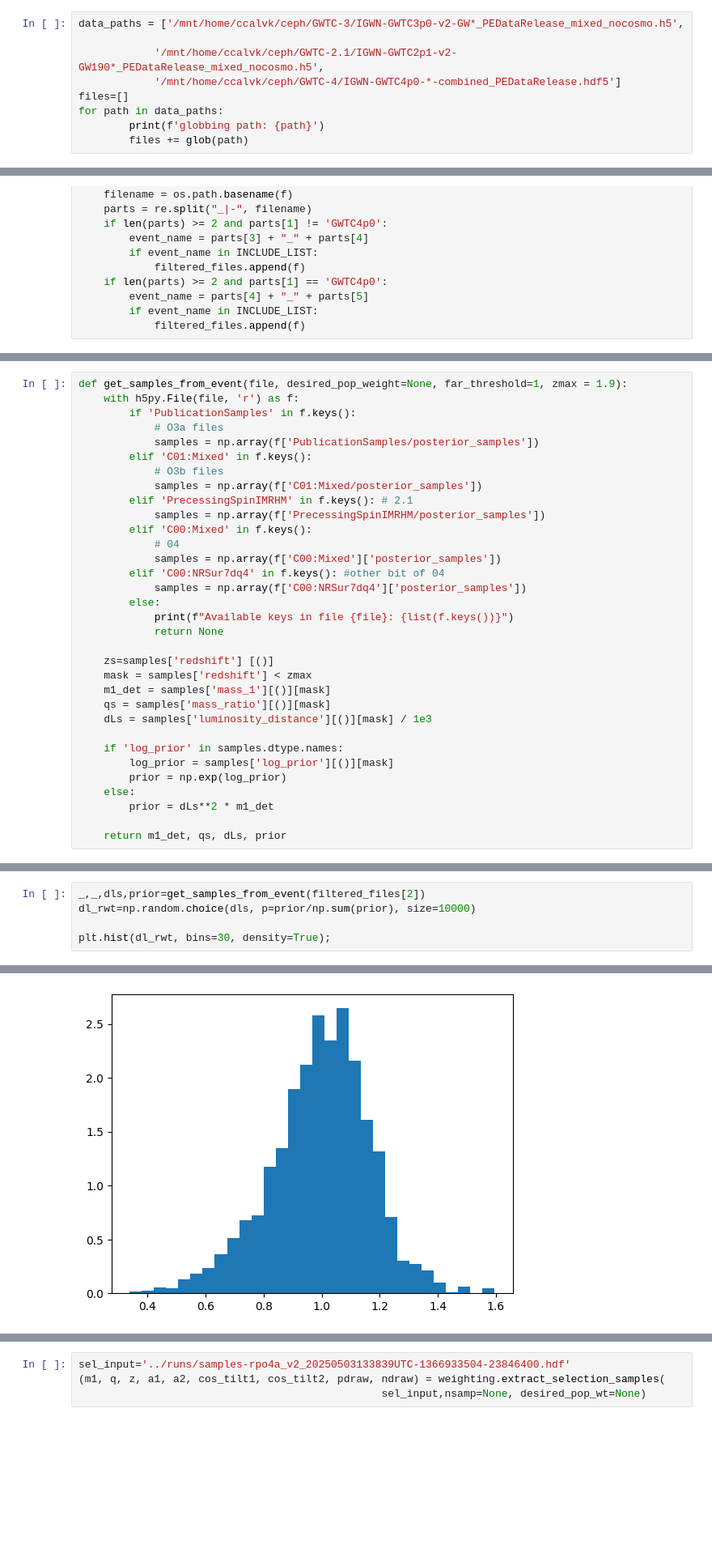
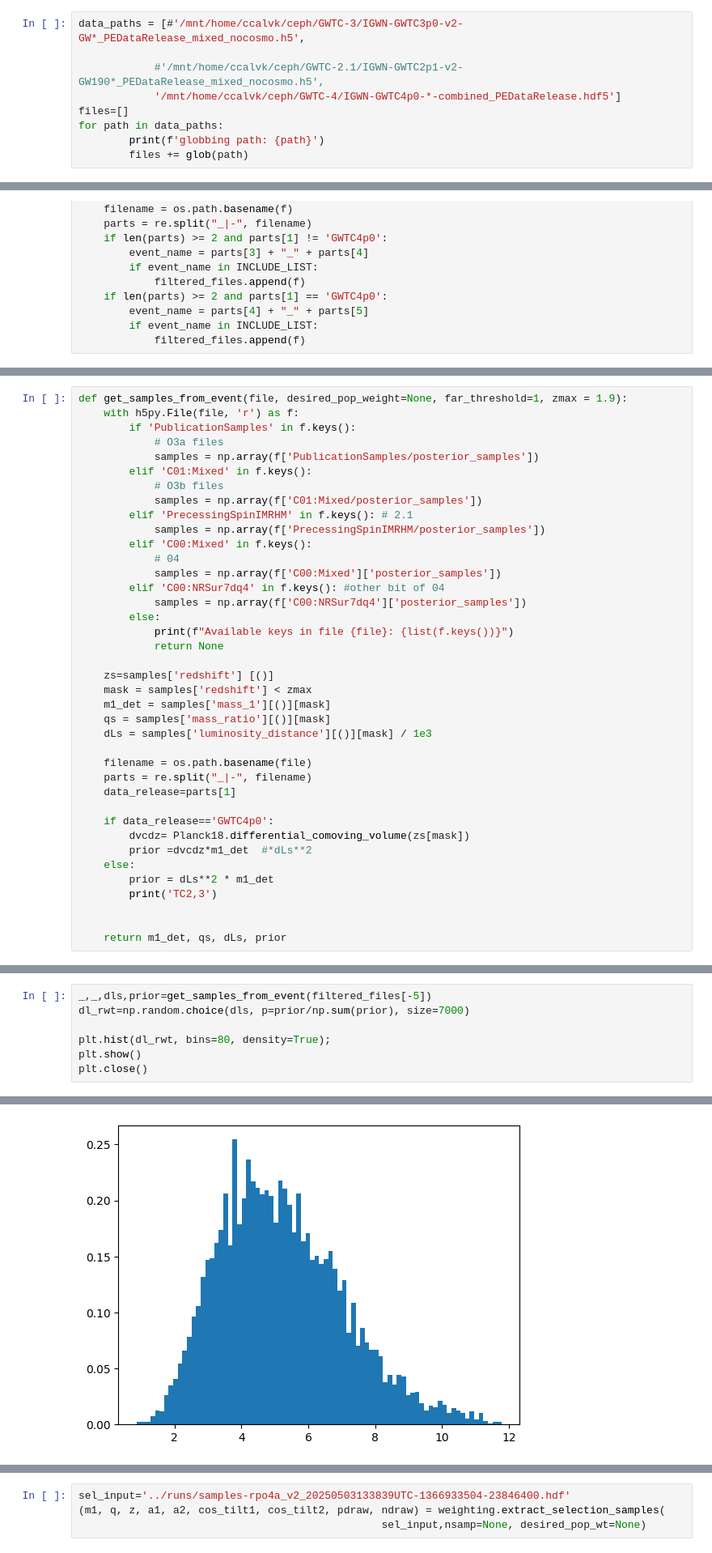
Before and after one commit to abby-moran/GW_pop_cosmo_inference, a Jupyter notebook: scripts/sandbox.ipynb, the cells around one changed output, grey strips where cells are left out. Shown at 81% size. Cells and saved outputs as stored; diff of their text form; blank space fills up the shorter version.

Commit message:
Fixed the PE sampling code for GWTC2-4 so that things are consistent and filter properly by data release

```diff
--- a/scripts/sandbox.ipynb
+++ b/scripts/sandbox.ipynb
@@ -158,9 +157,9 @@ mu_sel_true = np.exp(special.logsumexp(log_sel_wts) - np.log(ndraw))
 nobs = len(pd.read_hdf('../src/pe_c2_zm55_cut.h5', key='samples'))
 R_true = nobs / mu_sel_true
 # %%
-data_paths = ['/mnt/home/ccalvk/ceph/GWTC-3/IGWN-GWTC3p0-v2-GW*_PEDataRelease_mixed_nocosmo.h5',
+data_paths = [#'/mnt/home/ccalvk/ceph/GWTC-3/IGWN-GWTC3p0-v2-GW*_PEDataRelease_mixed_nocosmo.h5',
 
-            '/mnt/home/ccalvk/ceph/GWTC-2.1/IGWN-GWTC2p1-v2-GW190*_PEDataRelease_mixed_nocosmo.h5',
+            #'/mnt/home/ccalvk/ceph/GWTC-2.1/IGWN-GWTC2p1-v2-GW190*_PEDataRelease_mixed_nocosmo.h5',
             '/mnt/home/ccalvk/ceph/GWTC-4/IGWN-GWTC4p0-*-combined_PEDataRelease.hdf5']
 files=[]
 for path in data_paths:
@@ -216,10 +213,16 @@ def get_samples_from_event(file, desired_pop_weight=None, far_threshold=1, zmax
     qs = samples['mass_ratio'][()][mask]
     dLs = samples['luminosity_distance'][()][mask] / 1e3
 
-    if 'log_prior' in samples.dtype.names:
-        log_prior = samples['log_prior'][()][mask]
-        prior = np.exp(log_prior)
+    filename = os.path.basename(file)
+    parts = re.split("_|-", filename)
+    data_release=parts[1]
+
+    if data_release=='GWTC4p0':
+        dvcdz= Planck18.differential_comoving_volume(zs[mask])
+        prior =dvcdz*m1_det  #*dLs**2
     else:
         prior = dLs**2 * m1_det
+        print('TC2,3')
+
 
     return m1_det, qs, dLs, prior
@@ -230,6 +258,8 @@ samples=get_samples_from_event(filtered_files[-2])
 # %%
-_,_,dls,prior=get_samples_from_event(filtered_files[2])
-dl_rwt=np.random.choice(dls, p=prior/np.sum(prior), size=10000)
+_,_,dls,prior=get_samples_from_event(filtered_files[-5])
+dl_rwt=np.random.choice(dls, p=prior/np.sum(prior), size=7000)
 
-plt.hist(dl_rwt, bins=30, density=True);
+plt.hist(dl_rwt, bins=80, density=True);
+plt.show()
+plt.close()
 # %% [output]
@@ -237 +266 @@ plt.hist(dl_rwt, bins=30, density=True);
-[figure, old version]
+[figure, new version]
```
Also changed, not shown: parts of 9 cells of this notebook, 3 other files.
